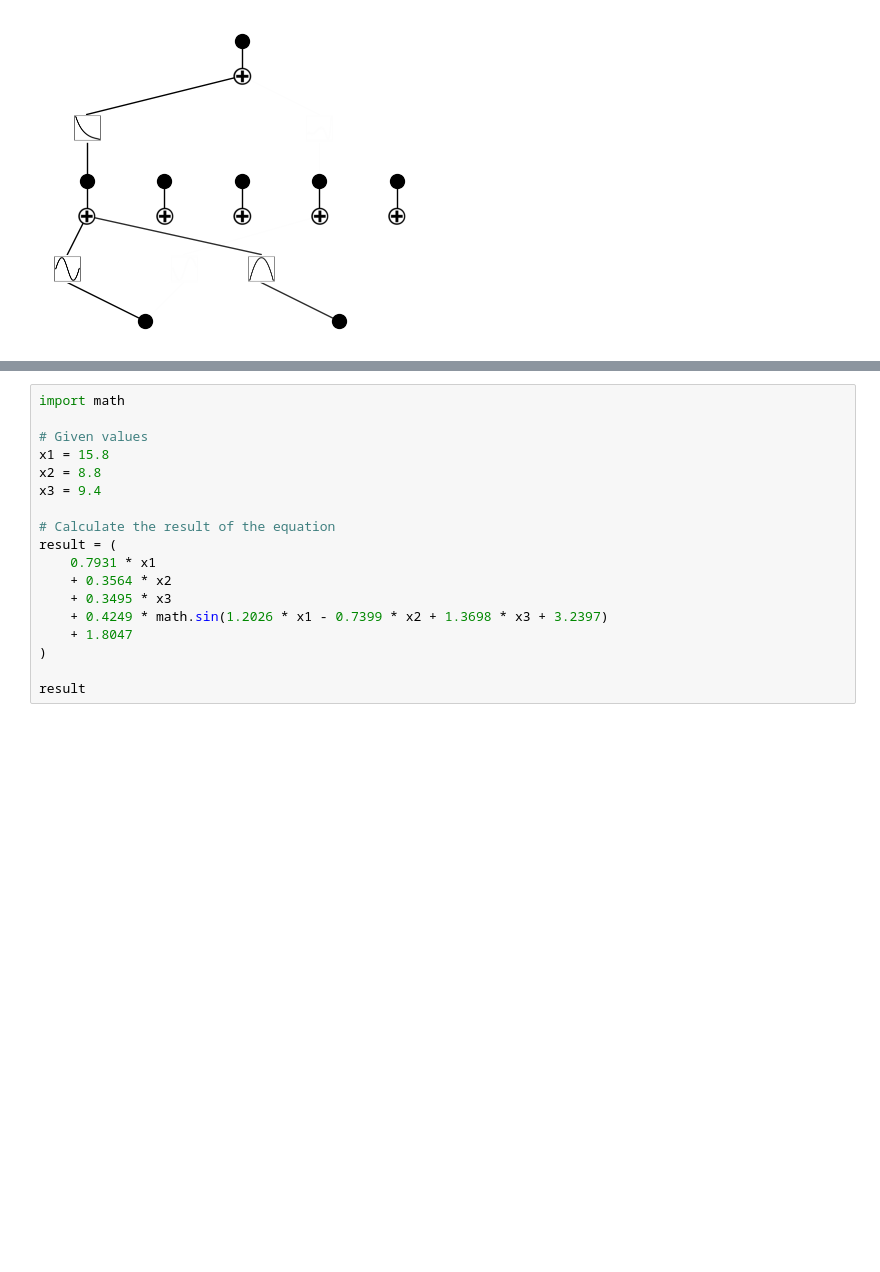
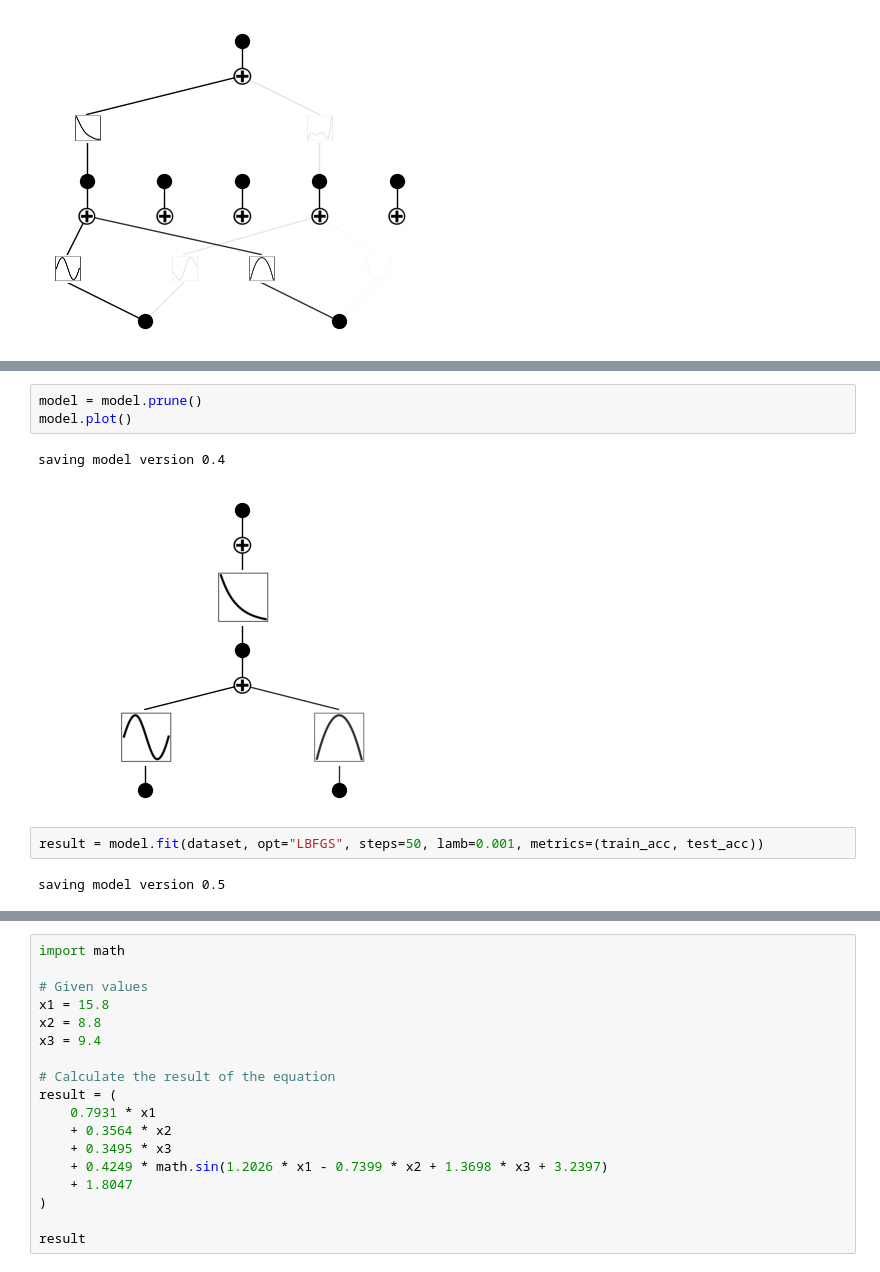
Before and after one commit to uentinnlea/MI_tool, a Jupyter notebook: KAN/Hansen solubility/hansen_solubility.ipynb, the cells around one changed output, grey strips where cells are left out. Drawn from its saved outputs; the diff is of its cells as text; blank space fills up the shorter version.

```diff
--- a/KAN/Hansen solubility/hansen_solubility.ipynb
+++ b/KAN/Hansen solubility/hansen_solubility.ipynb
@@ -88,0 +113,10 @@ model.fit(dataset, opt="LBFGS", steps=50, lamb=0.001, metrics=(train_acc, test_a
+# %%
+model = model.prune()
+model.plot()
+# %% [output]
+saving model version 0.4
+[figure, added]
+# %%
+result = model.fit(dataset, opt="LBFGS", steps=50, lamb=0.001, metrics=(train_acc, test_acc))
+# %% [output]
+saving model version 0.5
```
Also changed, not shown: parts of 19 cells of this notebook, 59 other files.
